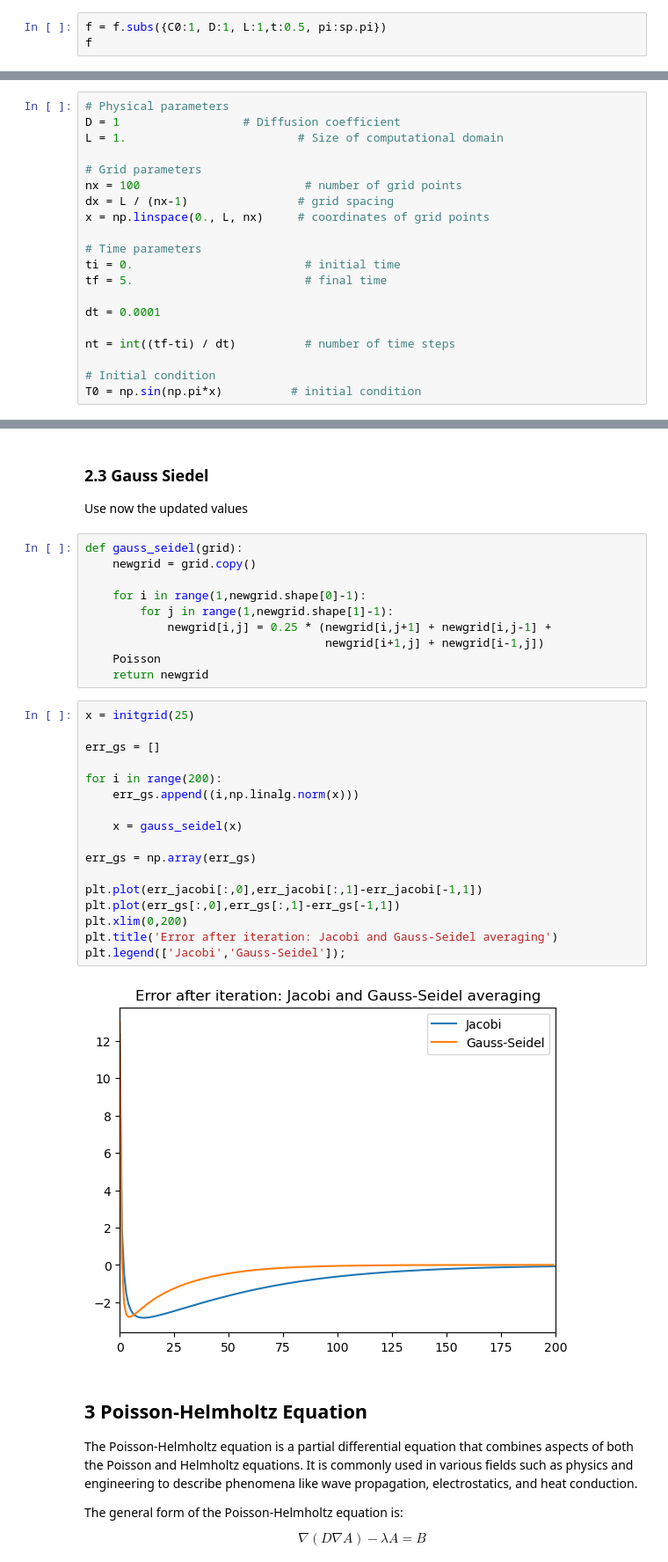
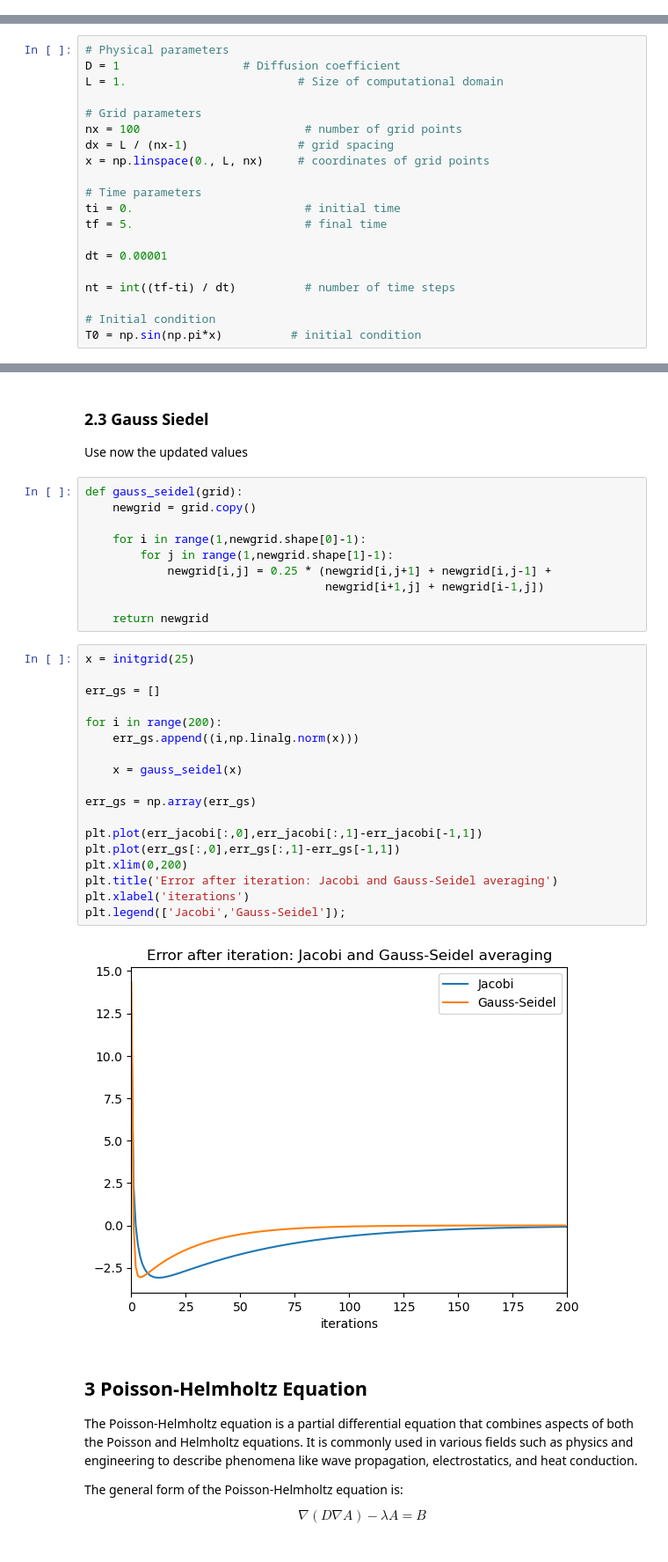
Before and after one commit to jmfullana/CalcSci, a Jupyter notebook: TP5/TP5.ipynb, the cells around one changed output, grey strips where cells are left out. Shown at 88% size. Drawn from its saved outputs; the diff is of its cells as text.

```diff
--- a/TP5/TP5.ipynb
+++ b/TP5/TP5.ipynb
@@ -71,6 +101,3 @@ $\displaystyle C_{0} e^{- \frac{D \pi^{2} t}{L^{2}}} \sin{\left(\frac{\pi x}{L}
 sp.diff(f,t) - D * sp.diff(sp.diff(f, x),x)
 # %% [output]
 $\displaystyle 0$
-# %%
-f = f.subs({C0:1, D:1, L:1,t:0.5, pi:sp.pi})
-f
@@ -137,7 +166,7 @@ x = np.linspace(0., L, nx)     # coordinates of grid points
 ti = 0.                         # initial time
 tf = 5.                         # final time
 
-dt = 0.0001
+dt = 0.00001
 
 nt = int((tf-ti) / dt)          # number of time steps
 
@@ -542,27 +579,28 @@ def gauss_seidel(grid):
         for j in range(1,newgrid.shape[1]-1):
             newgrid[i,j] = 0.25 * (newgrid[i,j+1] + newgrid[i,j-1] +
                                    newgrid[i+1,j] + newgrid[i-1,j])
-    Poisson
+
     return newgrid
 # %%
 x = initgrid(25)
 
 err_gs = []
 
 for i in range(200):
     err_gs.append((i,np.linalg.norm(x)))
 
     x = gauss_seidel(x)
 
 err_gs = np.array(err_gs)
 
 plt.plot(err_jacobi[:,0],err_jacobi[:,1]-err_jacobi[-1,1])
 plt.plot(err_gs[:,0],err_gs[:,1]-err_gs[-1,1])
 plt.xlim(0,200)
 plt.title('Error after iteration: Jacobi and Gauss-Seidel averaging')
+plt.xlabel('iterations')
 plt.legend(['Jacobi','Gauss-Seidel']);
 # %% [output]
-[figure, old version]
+[figure, new version]
 # %% [markdown]
 
 ## 3 Poisson-Helmholtz Equation
```
Also changed, not shown: parts of 25 cells of this notebook.
